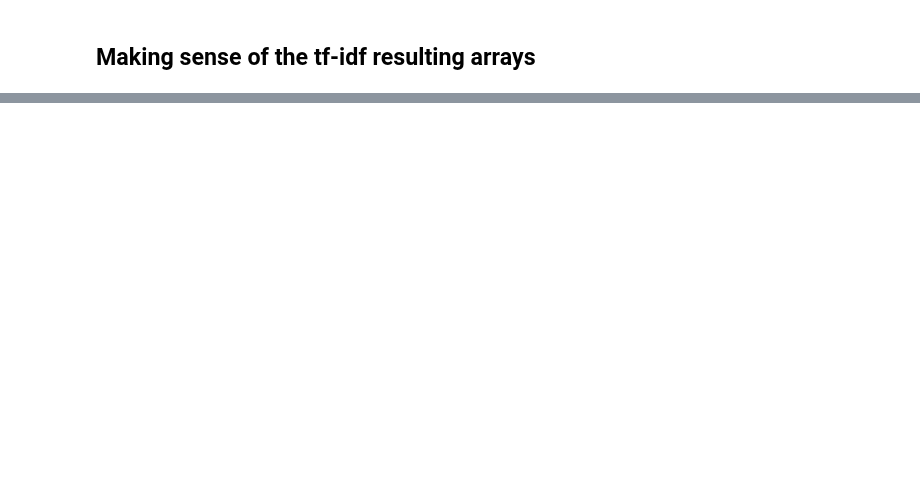
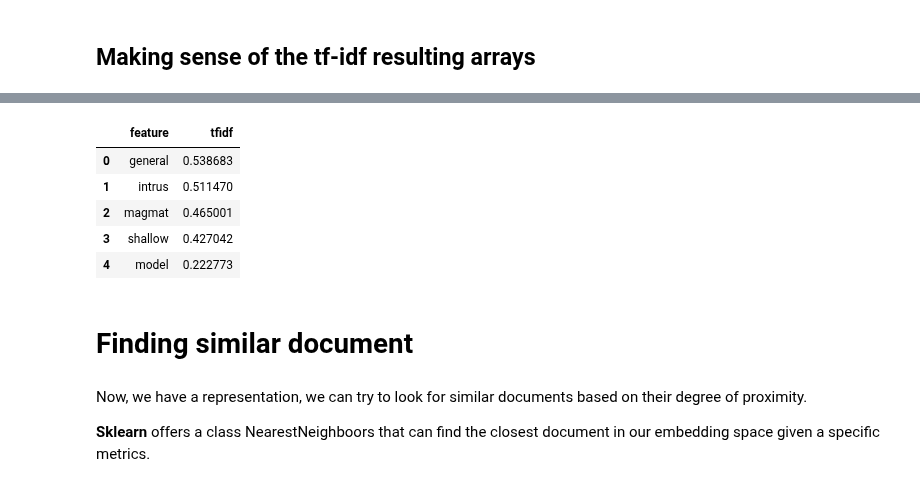
Before and after one commit to cthorey/AGU_Data, a Jupyter notebook: Notebook/Similar_Papers.ipynb, the cells around one changed output, grey strips where cells are left out. Saved outputs shown, nothing was run; the diff lists cells and outputs as text; code cells hidden in the pictures; blank space fills up the shorter version.

```diff
--- a/Notebook/Similar_Papers.ipynb
+++ b/Notebook/Similar_Papers.ipynb
@@ -214,0 +242,16 @@ def top_tfidf_feats(row, features, top_n=25):
+# %%
+idx = 6339
+top_tfidf_feats(np.squeeze(idf_titles[idx].toarray()),titles_tfidf_vectorizer.get_feature_names(),5)
+# %% [output]
+|  | feature | tfidf |
+| 0 | general | 0.538683 |
+| 1 | intrus | 0.511470 |
+| 2 | magmat | 0.465001 |
+| 3 | shallow | 0.427042 |
+| 4 | model | 0.222773 |
+# %% [markdown]
+# Finding similar document
+# %% [markdown]
+Now, we have a representation, we can try to look for similar documents based on their degree of proximity.
+
+**Sklearn** offers a class NearestNeighboors that can find the closest document in our embedding space given a specific metrics.
```
Also changed, not shown: parts of 53 cells of this notebook.
